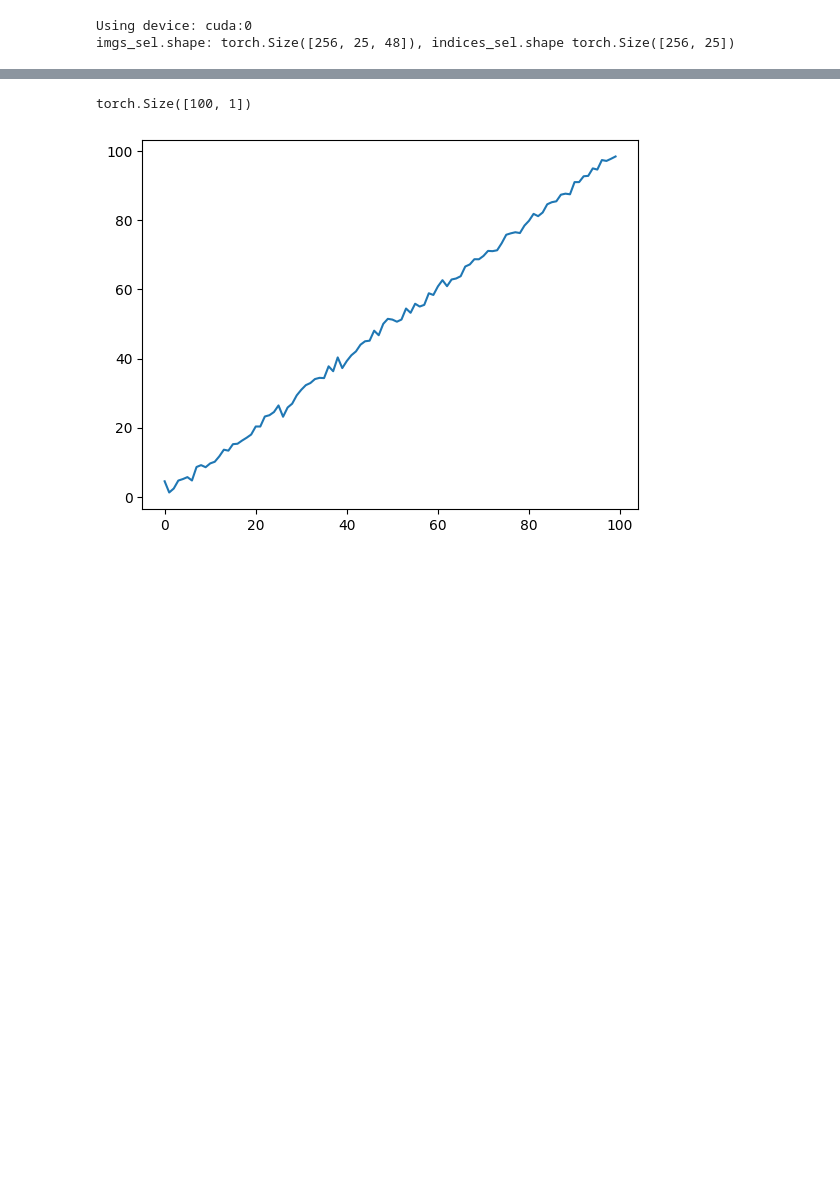
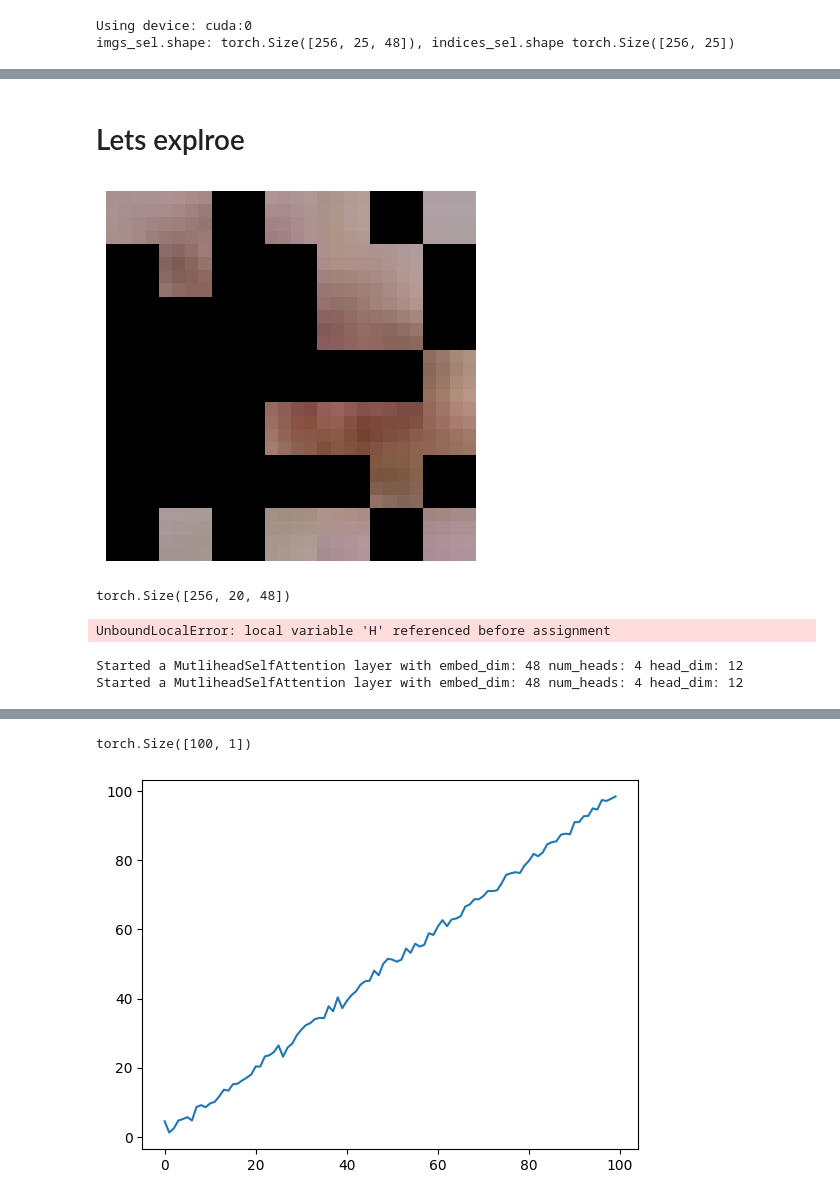
Before and after one commit to Mr-ion77/Transformers, a Jupyter notebook: Tests.ipynb, the cells around one changed output, grey strips where cells are left out. Cells and saved outputs as stored; diff of their text form; code cells hidden in the pictures; blank space fills up the shorter version.

```diff
--- a/Tests.ipynb
+++ b/Tests.ipynb
@@ -813,0 +890,68 @@ def make_demo_qnode(n_wires=3, rotate=False, device_name='default.qubit'):
+# %% [markdown]
+# Lets explroe
+# %%
+aux_patches, selected_indices = model.get_patches_by_attention(x=first_batch, paralel_branch=0)
+reconstructed = model.reconstruct_image_from_patches(aux_patches, selected_indices, original_image_shape= shape, quantum_channels=0, originals = True).squeeze().detach()
+view_image_from_torch(reconstructed)
+print(aux_patches.shape)
+# %% [output]
+[figure, added]
+torch.Size([256, 20, 48])
+# %%
+paddings = { 2 : { 'Up': 1, 'Down': 0, 'Left': 1, 'Right': 0 }, 3 : { 'Up': 1, 'Down': 1, 'Left': 1, 'Right': 1 } }
+
+Quanvolution = QuantumConv2D(kernel_size = p1['1_quanv_kernel_size'], stride = 1, padding = paddings[p1['1_quanv_kernel_size']],
+                             channels_out = p1['1_channels_out'],ancilla= p1['1_ancilla'],graph = p1['1_connectivity'],entangle_method = p1['1_entangle_method']
+
+)
+aux_patches_processed = Quanvolution(aux_patches.reshape(-1, aux_patches.shape[-1]))
+# %% [output]
+UnboundLocalError: local variable 'H' referenced before assignment
+# %%
+import torch
+import mi_quantum.data as data
+from mi_quantum.quantum.vit import VisionTransformer
+
+config = 'none'
+
+
+
+# Now let's what's happening with the attentions!
+train_dataset = torch.load("../QTransformer_Results_and_Datasets/selformer_results/quantum_datasets/quantum_train_dataset"+config+".pt", weights_only=True)
+val_dataset = torch.load("../QTransformer_Results_and_Datasets/selformer_results/quantum_datasets/quantum_val_dataset"+config+".pt", weights_only=True)
+test_dataset = torch.load("../QTransformer_Results_and_Datasets/selformer_results/quantum_datasets/quantum_test_dataset"+config+".pt", weights_only=True)
+
+Latents = data.create_dataloaders(data_dir = None, batch_size= 256, channels_last= False, shuffle = False, tensors = [train_dataset, val_dataset, test_dataset], transforms={'train': None, 'val': None, 'test': None})
+
+latent_train_dl, latent_val_dl, latent_test_dl = Latents[:-1]
+first_batch = next(iter(latent_train_dl))[0]
+
+model = VisionTransformer(
+    img_size=28, num_channels=3, num_classes=exp_config['num_classes'],
+    patch_size=p1['1_patch_size'], hidden_size= 3* p1['1_patch_size']**2, num_heads=p1['1_num_head'], Attention_N = p1['1_Attention_N'],
+    num_transformer_blocks=p1['1_num_transf'], attention_selection= p1['1_attention_selection'], selection_amount = p1['1_selection_amount'], special_cls = p1['1_special_cls'],
+    mlp_hidden_size=p1['1_mlp_size'], quantum_mlp = False, dropout = make_dropout( p1['1_dropout']) , channels_last=exp_config['channels_last'], quantum_classification = False,
+    paralel = p1['1_paralel'], RD = p1['1_RD'], q_stride = p1['1_q_stride'], connectivity = 'chain'
+)
+
+def rank_patches_by_attention(attn: torch.Tensor) -> torch.Tensor:
+            """
+            Ranks image patches by the total attention they receive.
+
+            """
+            # Average over heads: (B, T, T)
+            attn_mean = attn.mean(dim=1)
+
+            # Total attention received by each token: sum over the source positions (axis=-2)
+            # attention_received[b, j] = sum over i of attn[b, i, j]
+            attention_received = attn_mean.sum(dim=1)  # shape: (B, T)
+
+            # Sort patches by total attention received, descending
+            sorted_indices = attention_received.argsort(dim=1, descending=True)  # shape: (B, T)
+
+            return sorted_indices
+
+shape = first_batch.shape
+# %% [output]
+Started a MutliheadSelfAttention layer with embed_dim: 48 num_heads: 4 head_dim: 12
+Started a MutliheadSelfAttention layer with embed_dim: 48 num_heads: 4 head_dim: 12
```
Also changed, not shown: parts of 8 cells of this notebook, 10 other files.
